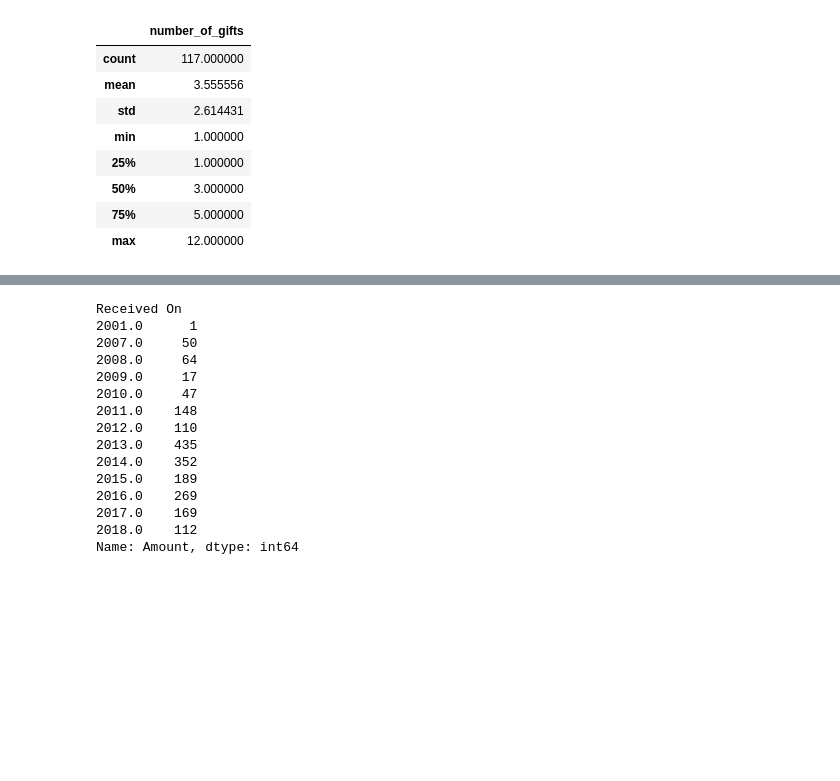
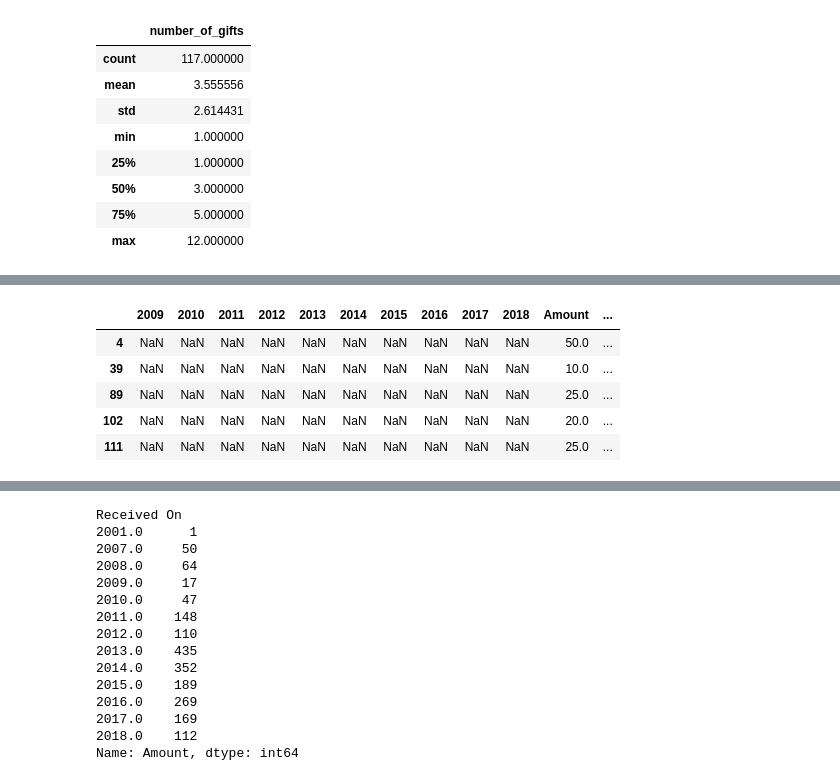
Before and after one commit to thebbennett/data-science-for-nonprofits, a Jupyter notebook: Historical Donor Exploratory Data Analysis.ipynb, the cells around one changed output, grey strips where cells are left out. Cells and saved outputs as stored; diff of their text form; code cells hidden in the pictures; blank space fills up the shorter version.

```diff
--- a/Historical Donor Exploratory Data Analysis.ipynb
+++ b/Historical Donor Exploratory Data Analysis.ipynb
@@ -309,0 +258,19 @@ all_small
+# %%
+data = pd.DataFrame(columns=[' Contact Name','Count','Contribution ID','Recevied On',
+                           'Amount','Designation','Contribution Type', 'Cycle',
+                          'Period', 'Contribution.Note', 'Source Code Path', 'Contact ID',
+                          '2007', '2008', '2009', '2010', '2011', '2012', '2013', '2014', '2015',
+                          '2016', '2017', '2018'])
+# %%
+data = pd.concat([data, small_2007, small_2008, small_2009, small_2010,
+           small_2011, small_2012, small_2013, small_2014,
+          small_2015, small_2016, small_2017, small_2018])
+# %%
+data.iloc[:,5:20].head()
+# %% [output]
+|  | 2009 | 2010 | 2011 | 2012 | 2013 | 2014 | 2015 | 2016 | 2017 | 2018 | Amount | ... |
+| 4 | NaN | NaN | NaN | NaN | NaN | NaN | NaN | NaN | NaN | NaN | 50.0 | ... |
+| 39 | NaN | NaN | NaN | NaN | NaN | NaN | NaN | NaN | NaN | NaN | 10.0 | ... |
+| 89 | NaN | NaN | NaN | NaN | NaN | NaN | NaN | NaN | NaN | NaN | 25.0 | ... |
+| 102 | NaN | NaN | NaN | NaN | NaN | NaN | NaN | NaN | NaN | NaN | 20.0 | ... |
+| 111 | NaN | NaN | NaN | NaN | NaN | NaN | NaN | NaN | NaN | NaN | 25.0 | ... |
```
Also changed, not shown: parts of 9 cells of this notebook.
